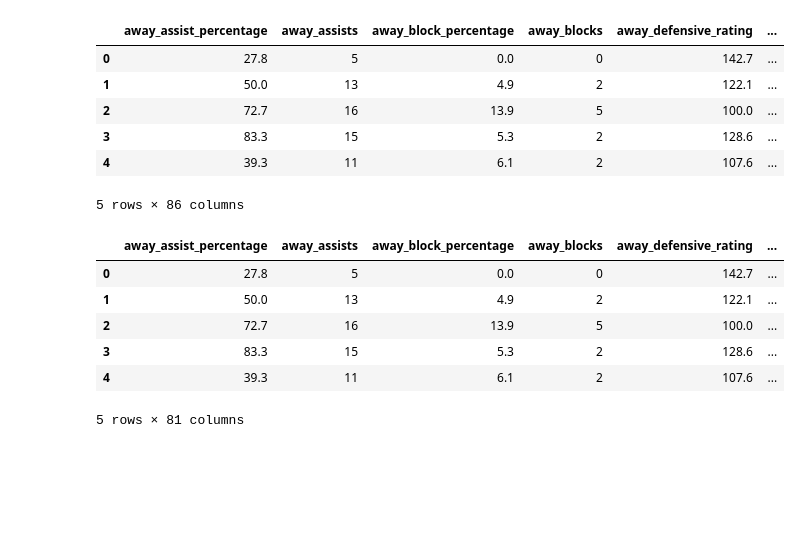
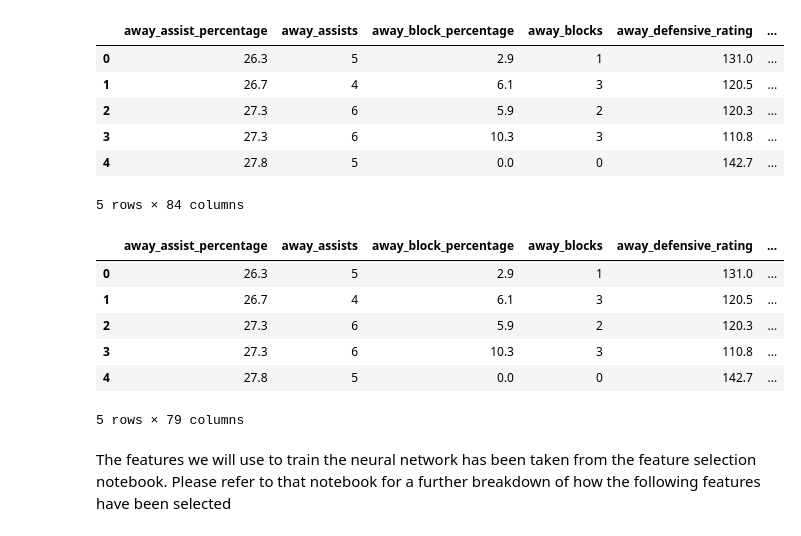
Before and after one commit to vivtalla/EECS_738_Final_Project, a Jupyter notebook: Notebooks/PredictionUsingKeras.ipynb, the cells around one changed output. Cells and saved outputs as stored; diff of their text form; code cells hidden in the pictures; blank space fills up the shorter version.

Commit message:
update keras notebook

```diff
--- a/Notebooks/PredictionUsingKeras.ipynb
+++ b/Notebooks/PredictionUsingKeras.ipynb
@@ -1,18 +4,18 @@
 # %%
 import numpy as np
 import matplotlib.pyplot as plt
 import pandas as pd
 
-df_NCAA = pd.read_csv('../data/data-full10.csv')
+df_NCAA = pd.read_csv('../data/data-full-good.csv')
 df_NCAA.head()
 # %% [output]
 |  | away_assist_percentage | away_assists | away_block_percentage | away_blocks | away_defensive_rating | ... |
-| 0 | 27.8 | 5 | 0.0 | 0 | 142.7 | ... |
-| 1 | 50.0 | 13 | 4.9 | 2 | 122.1 | ... |
-| 2 | 72.7 | 16 | 13.9 | 5 | 100.0 | ... |
-| 3 | 83.3 | 15 | 5.3 | 2 | 128.6 | ... |
-| 4 | 39.3 | 11 | 6.1 | 2 | 107.6 | ... |
+| 0 | 26.3 | 5 | 2.9 | 1 | 131.0 | ... |
+| 1 | 26.7 | 4 | 6.1 | 3 | 120.5 | ... |
+| 2 | 27.3 | 6 | 5.9 | 2 | 120.3 | ... |
+| 3 | 27.3 | 6 | 10.3 | 3 | 110.8 | ... |
+| 4 | 27.8 | 5 | 0.0 | 0 | 142.7 | ... |
-5 rows × 86 columns
+5 rows × 84 columns
 # %%
 df_NCAA = df_NCAA.drop(['winning_name', 'winning_abbr', 'losing_name', 'losing_abbr', 'location'], axis=1)
 # %%
@@ -24,11 +27,13 @@ df_NCAA['winner'] = le.transform(df_NCAA['winner'])
 df_NCAA.head()
 # %% [output]
 |  | away_assist_percentage | away_assists | away_block_percentage | away_blocks | away_defensive_rating | ... |
-| 0 | 27.8 | 5 | 0.0 | 0 | 142.7 | ... |
-| 1 | 50.0 | 13 | 4.9 | 2 | 122.1 | ... |
-| 2 | 72.7 | 16 | 13.9 | 5 | 100.0 | ... |
-| 3 | 83.3 | 15 | 5.3 | 2 | 128.6 | ... |
-| 4 | 39.3 | 11 | 6.1 | 2 | 107.6 | ... |
+| 0 | 26.3 | 5 | 2.9 | 1 | 131.0 | ... |
+| 1 | 26.7 | 4 | 6.1 | 3 | 120.5 | ... |
+| 2 | 27.3 | 6 | 5.9 | 2 | 120.3 | ... |
+| 3 | 27.3 | 6 | 10.3 | 3 | 110.8 | ... |
+| 4 | 27.8 | 5 | 0.0 | 0 | 142.7 | ... |
-5 rows × 81 columns
+5 rows × 79 columns
+# %% [markdown]
+The features we will use to train the neural network has been taken from the feature selection notebook. Please refer to that notebook for a further breakdown of how the following features have been selected
 # %%
 from sklearn import preprocessing
```
Also changed, not shown: parts of 19 cells of this notebook.
